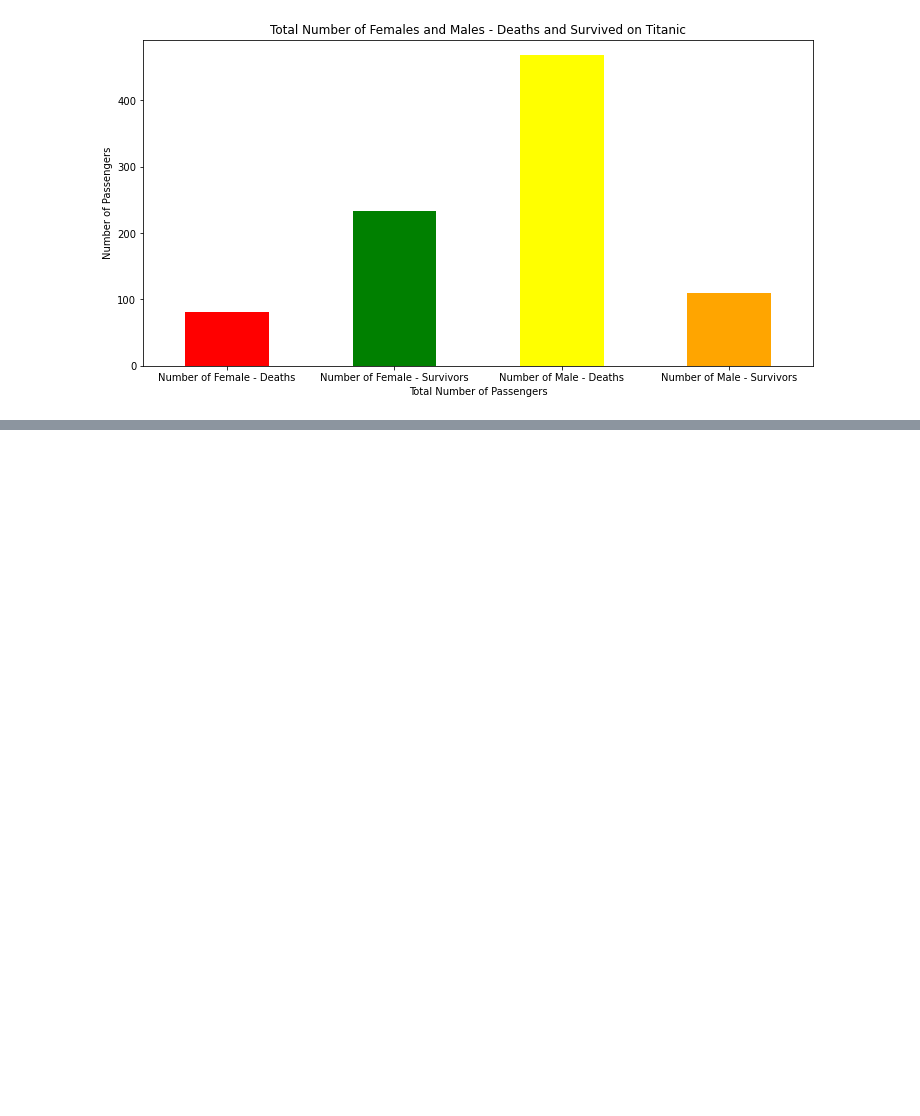
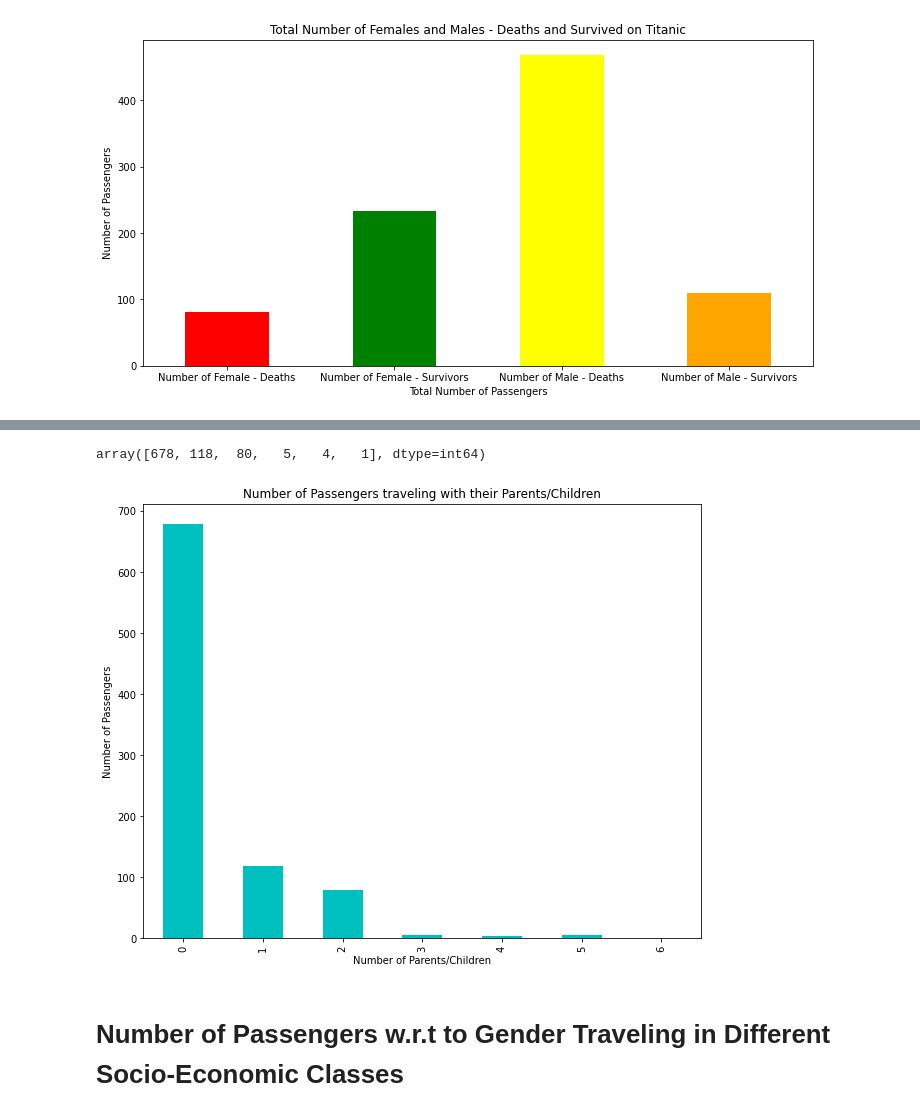
Before and after one commit to SajidMajeed92/UGD-Data-Visualization-Batch6-7, a Jupyter notebook: Week 6/Titanic Data Analysis.ipynb, the cells around one changed output, grey strips where cells are left out. Drawn from its saved outputs; the diff is of its cells as text; code cells hidden in the pictures; blank space fills up the shorter version.

```diff
--- a/Week 6/Titanic Data Analysis.ipynb
+++ b/Week 6/Titanic Data Analysis.ipynb
@@ -280,0 +327,3 @@ plt.show()
+# %%
+parch_passengers=df.groupby('Parch').size()
+parch_passengers
@@ -280,0 +340,14 @@ plt.show()
+# %%
+parch_passengers.unique()
+# %% [output]
+array([678, 118,  80,   5,   4,   1], dtype=int64)
+# %%
+parch_passengers.plot(kind='bar',figsize=(10,8),color='c')
+plt.ylabel("Number of Passengers")
+plt.xlabel("Number of Parents/Children")
+plt.title("Number of Passengers traveling with their Parents/Children")
+plt.show()
+# %% [output]
+[figure, added]
+# %% [markdown]
+# Number of Passengers w.r.t to Gender Traveling in Different Socio-Economic Classes
```
Also changed, not shown: parts of 20 cells of this notebook.
